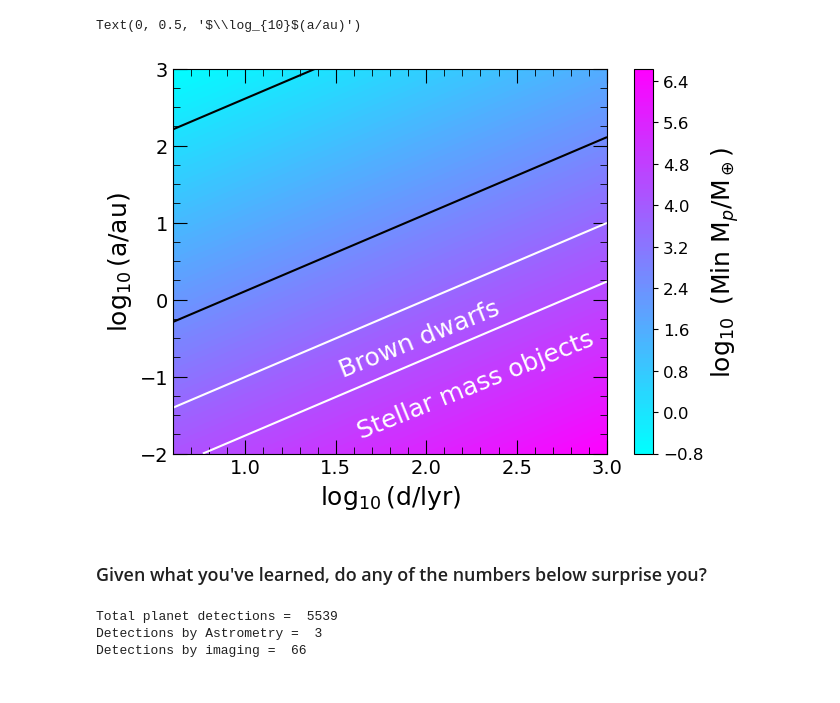
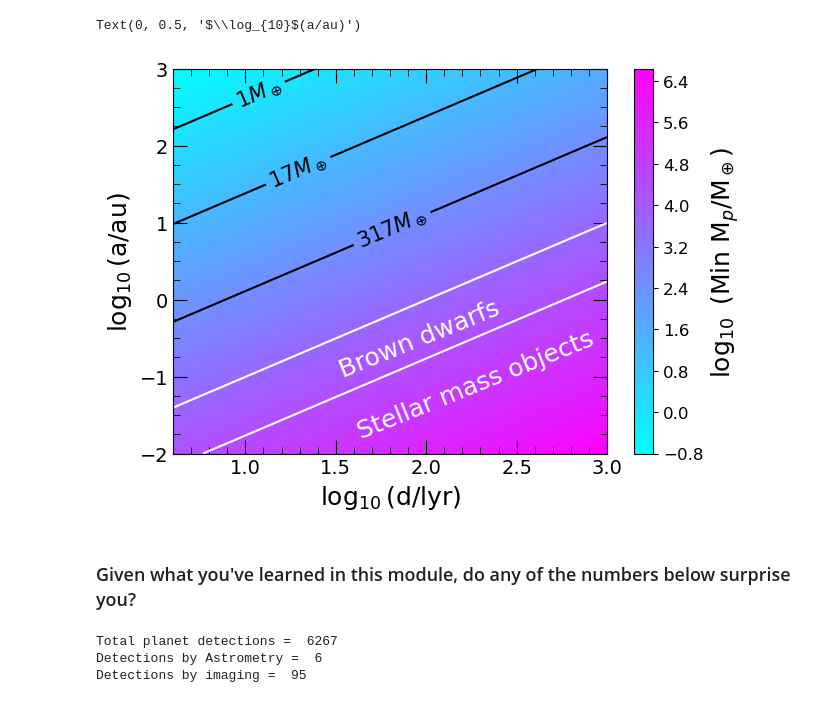
Before and after one commit to schulze61/ExoClass, a Jupyter notebook: exoplanet_detection_techniques/direct_imaging_and_astrometry/direct_imaging_and_astrometry.ipynb, the cells around one changed output. Drawn from its saved outputs; the diff is of its cells as text; code cells hidden in the pictures.

```diff
--- a/exoplanet_detection_techniques/direct_imaging_and_astrometry/direct_imaging_and_astrometry.ipynb
+++ b/exoplanet_detection_techniques/direct_imaging_and_astrometry/direct_imaging_and_astrometry.ipynb
@@ -162,50 +155,60 @@ The plot below shows a color map of the minimum detectable planet mass around a
 # %%
 #------------------------------------------------Inputs------------------------------------------------------------#
 Mstar = 1.0 #Solar mass units
-mass_levels = [1.0, 317.0] #Earth mass units
+mass_levels = [1.0, 17.0, 317.0] #Earth mass units
+theta_min = 400 #micro arcseconds
 #------------------------------------------------------------------------------------------------------------------#
-
 
 a = np.linspace(0.01, 1000, 1000)
 d = np.linspace(4.0, 1000.0, 1000)
 d,a = np.meshgrid(d, a)
-Z = min_planet_mass(Mstar, a, d)
+Z = min_planet_mass_astrometry(Mstar, a, d, theta_min)
 
 plt.figure(figsize = (7,5))
 plt.contourf(np.log10(d), np.log10(a), np.log10(Z), levels = 100, cmap = 'cool')
 cb = plt.colorbar()
 cb.set_label(label = r'$\log_{10}$ (Min M$_p$/M$_\oplus$)', size= 18)
 cb.ax.tick_params(labelsize='large')
 
 mass_levels = np.array([np.log10(mass) for mass in mass_levels])
-plt.contour(np.log10(d), np.log10(a), np.log10(min_planet_mass(Mstar, a, d)), levels = mass_levels, colors = 'k')
-plt.contour(np.log10(d), np.log10(a), np.log10(min_planet_mass(Mstar, a, d)), levels = [np.log10(317.0*13), np.log10(317.0*75)], colors = 'w')
+cl = plt.contour(np.log10(d), np.log10(a), np.log10(min_planet_mass_astrometry(Mstar, a, d)), levels = mass_levels, colors = 'k')
+plt.contour(np.log10(d), np.log10(a), np.log10(min_planet_mass_astrometry(Mstar, a, d)), levels = [np.log10(317.0*13), np.log10(317.0*75)], colors = 'w')
 plt.text(1.5, -1.0, 'Brown dwarfs', fontsize = 18, rotation = 22, color = 'w')
 plt.text(1.6, -1.8, 'Stellar mass objects', fontsize = 18, rotation = 22, color = 'w')
+
+def fmt(x):
+    x = 10**x
+    s = f"{x:.1f}"
+    if s.endswith("0"):
+        s = f"{x:.0f}"
+    return s + r'$M_\oplus$'
+plt.clabel(cl, cl.levels, fmt = fmt, fontsize = 15)
+
 
 plt.xticks(np.linspace(0.5, 3.0, int(2.5/0.1)+1), minor = True)
 plt.xlim(0.6, 3)
 
 plt.yticks(np.linspace(-2, 3.0, int(5/0.25)+1), minor = True)
 #plt.xlim(0.6, 3)
 
 plt.tick_params(which = 'major', labelsize = 14, top = True, right = True, direction = 'in', length = 10)
 plt.tick_params(which = 'minor', labelsize = 14, top = True, right = True, direction = 'in', length = 5)
 
 plt.xlabel(r'$\log_{10}$(d/lyr)', fontsize = 18)
 plt.ylabel(r'$\log_{10}$(a/au)', fontsize = 18)
 
 #plt.axhline(np.log10(5.2))
 # %% [output]
 Text(0, 0.5, '$\\log_{10}$(a/au)')
-[figure, old version]
+[figure, new version]
 # %% [markdown]
-### Given what you've learned, do any of the numbers below surprise you?
+### Given what you've learned in this module, do any of the numbers below surprise you?
 # %%
+pldata = pd.read_csv('./data/PS_2026.07.24_07.42.56.csv')
 print('Total planet detections = ', len(pldata))
 print('Detections by Astrometry = ', len(np.where(pldata['discoverymethod'] == 'Astrometry')[0]))
 print('Detections by imaging = ', len(np.where(pldata['discoverymethod'] == 'Imaging')[0]))
 # %% [output]
-Total planet detections =  5539
-Detections by Astrometry =  3
-Detections by imaging =  66
+Total planet detections =  6267
+Detections by Astrometry =  6
+Detections by imaging =  95
```
Also changed, not shown: parts of 10 cells of this notebook.
